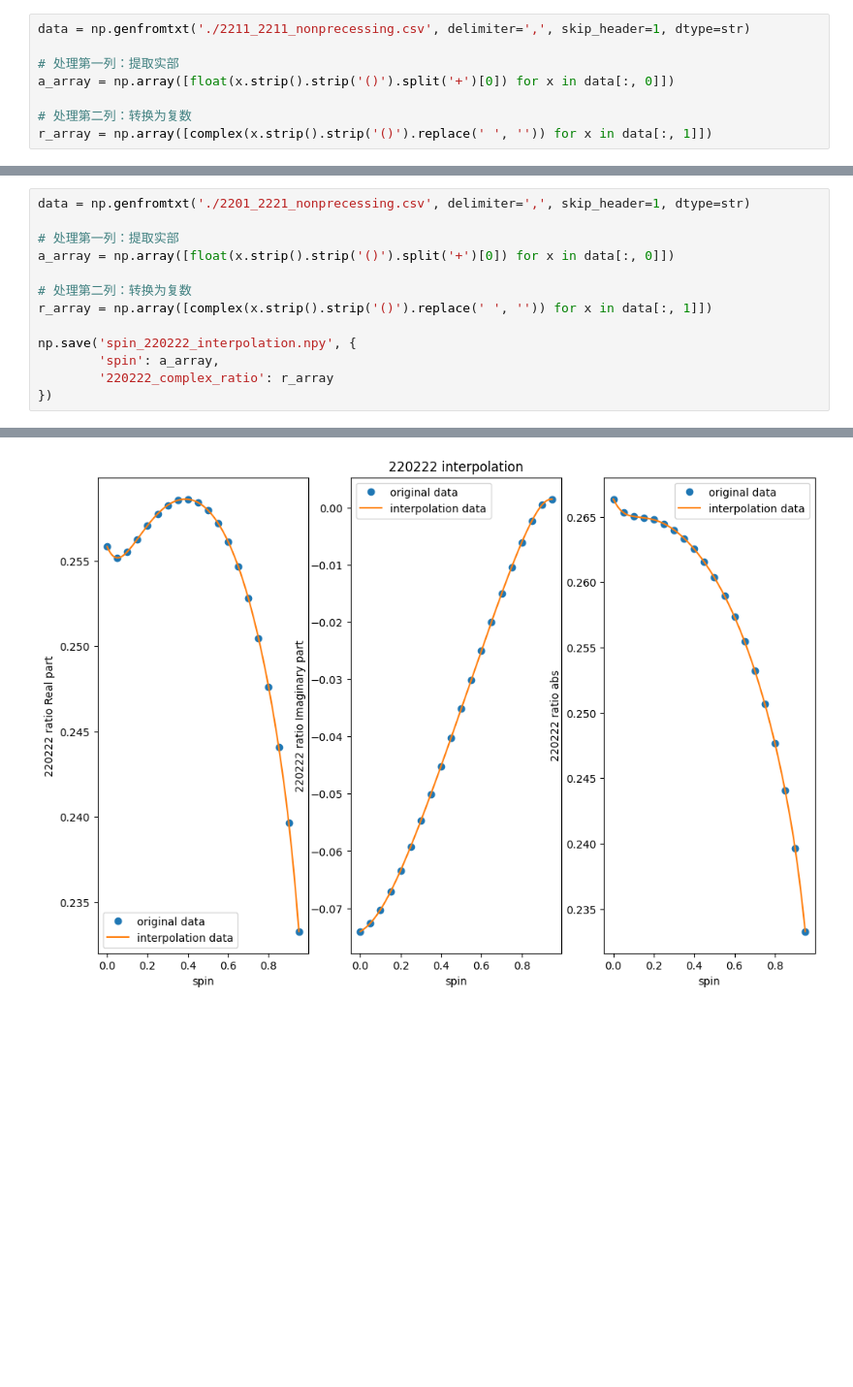
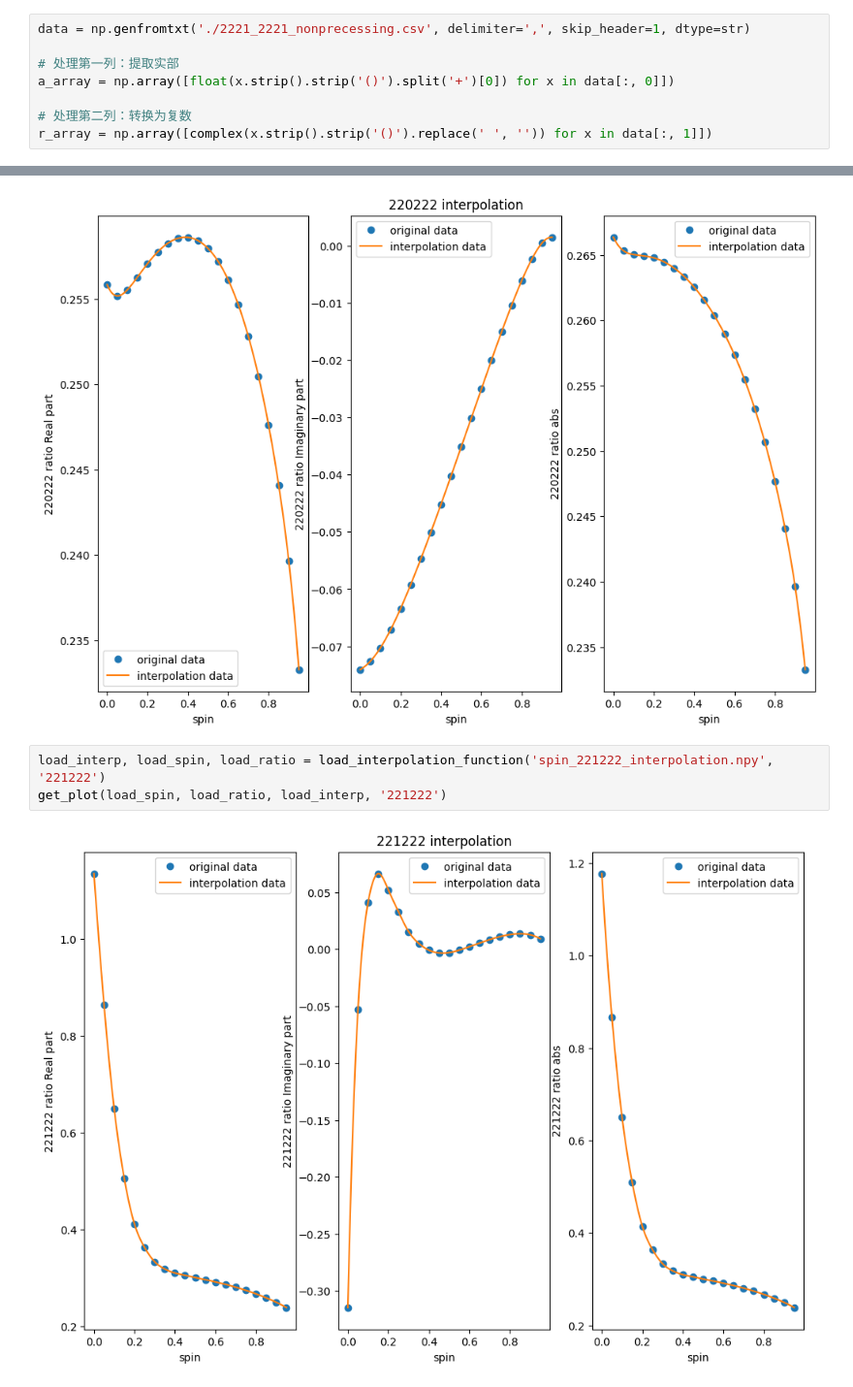
Before and after one commit to yi-fan-wang/TestingGR_with_Gravwaves, a Jupyter notebook: pytgr/data/interpolate_quadratic.ipynb, the cells around one changed output, grey strips where cells are left out. Shown at 97% size. Drawn from its saved outputs; the diff is of its cells as text; blank space fills up the shorter version.

```diff
--- a/pytgr/data/interpolate_quadratic.ipynb
+++ b/pytgr/data/interpolate_quadratic.ipynb
@@ -6,7 +6,7 @@ import h5py
 # %% [markdown]
 # Make npy
 # %%
-data = np.genfromtxt('./2211_2211_nonprecessing.csv', delimiter=',', skip_header=1, dtype=str)
+data = np.genfromtxt('./2221_2221_nonprecessing.csv', delimiter=',', skip_header=1, dtype=str)
 
 # 处理第一列：提取实部
 a_array = np.array([float(x.strip().strip('()').split('+')[0]) for x in data[:, 0]])
@@ -38,17 +38,4 @@ np.save('spin_221221_interpolation.npy', {
 })
-# %%
-data = np.genfromtxt('./2201_2221_nonprecessing.csv', delimiter=',', skip_header=1, dtype=str)
-
-# 处理第一列：提取实部
-a_array = np.array([float(x.strip().strip('()').split('+')[0]) for x in data[:, 0]])
-
-# 处理第二列：转换为复数
-r_array = np.array([complex(x.strip().strip('()').replace(' ', '')) for x in data[:, 1]])
-
-np.save('spin_220222_interpolation.npy', {
-        'spin': a_array,
-        '220222_complex_ratio': r_array
-})
 # %% [markdown]
 # 220220 from Sizheng
 # %%
@@ -220,3 +207,8 @@ load_interp, load_spin, load_ratio = load_interpolation_function('spin_220222_in
 get_plot(load_spin, load_ratio, load_interp, '220222')
 # %% [output]
 [figure]
+# %%
+load_interp, load_spin, load_ratio = load_interpolation_function('spin_221222_interpolation.npy', '221222')
+get_plot(load_spin, load_ratio, load_interp, '221222')
+# %% [output]
+[figure, added]
```
Also changed, not shown: parts of 3 cells of this notebook, 1 other file.
